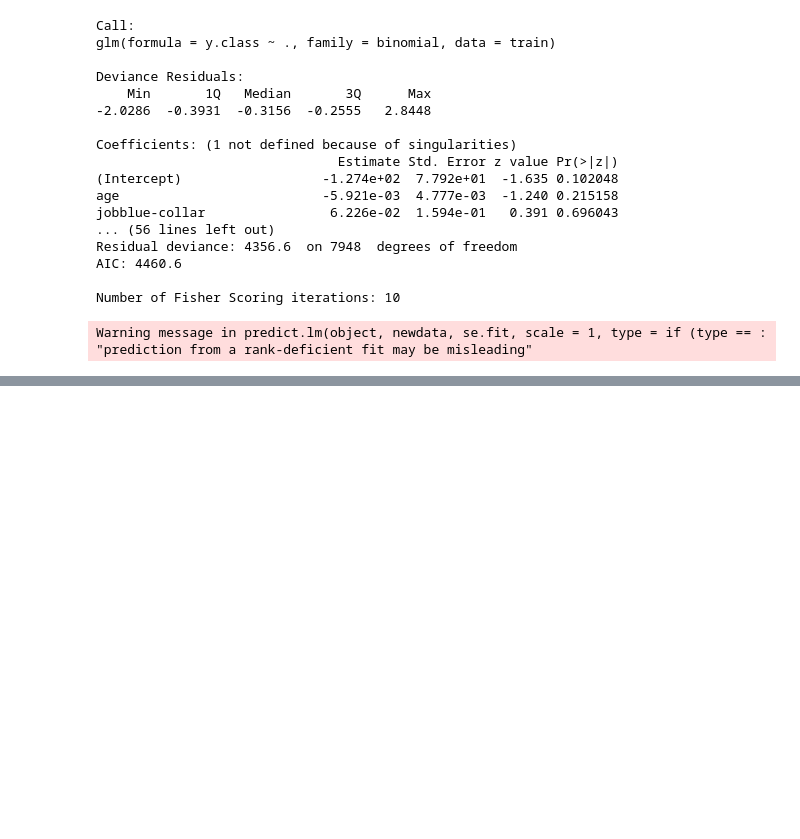
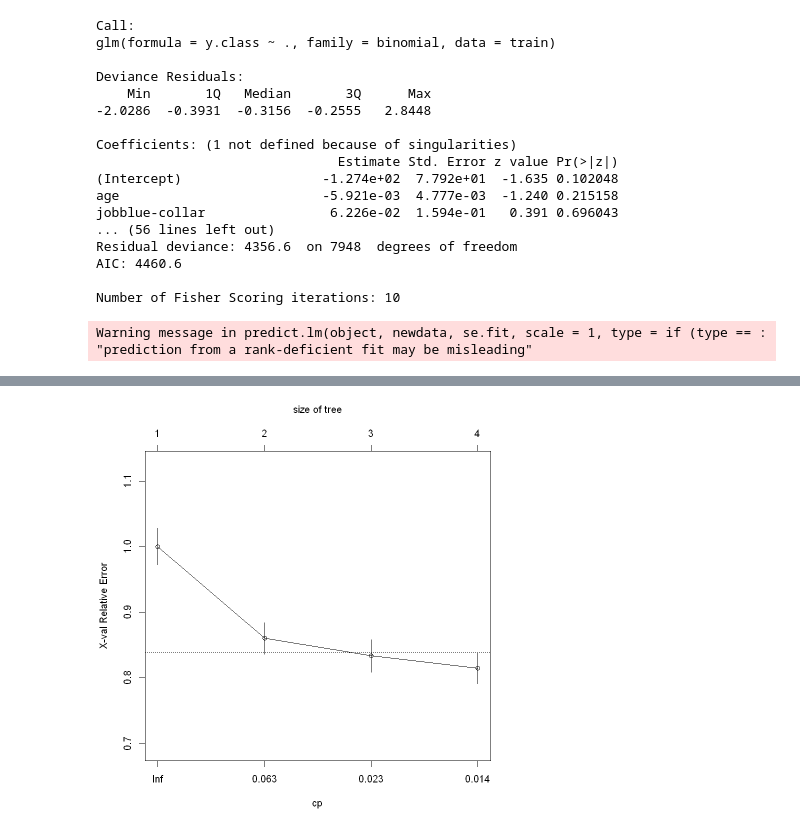
Before and after one commit to Vlad696969/Prediction_R, a Jupyter notebook: Problem3.ipynb, the cells around one changed output, grey strips where cells are left out. Drawn from its saved outputs; the diff is of its cells as text; code cells hidden in the pictures; blank space fills up the shorter version.

```diff
--- a/Problem3.ipynb
+++ b/Problem3.ipynb
@@ -95,0 +133,4 @@ Warning message:
+# %%
+plotcp(result.Tree1)
+# %% [output]
+[figure, added]
```
Also changed, not shown: parts of 16 cells of this notebook.
